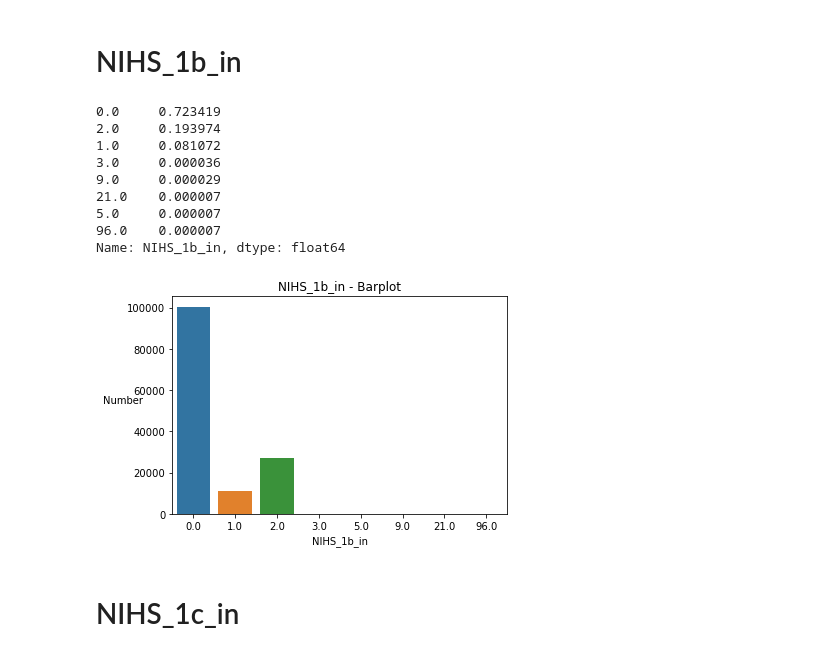
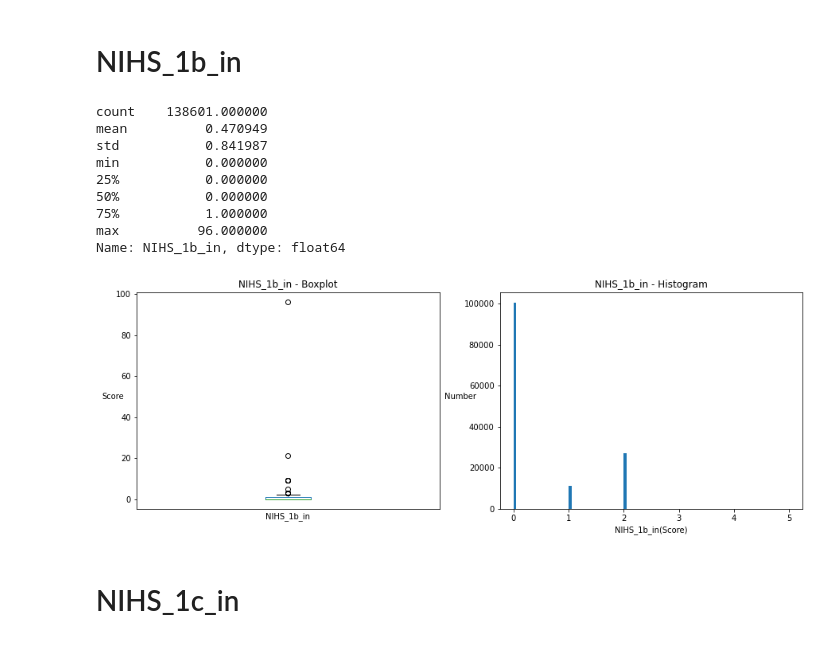
Before and after one commit to sn987532159/TSR_ML, a Jupyter notebook: data_exploration/Pre-visualisation - CASEDNIHS.ipynb, the cells around one changed output. Cells and saved outputs as stored; diff of their text form; code cells hidden in the pictures.

```diff
--- a/data_exploration/Pre-visualisation - CASEDNIHS.ipynb
+++ b/data_exploration/Pre-visualisation - CASEDNIHS.ipynb
@@ -58,26 +65,36 @@ Name: NIHS_1a_in, dtype: float64
 # %% [markdown]
 # NIHS_1b_in
-# %%
-nihs1bin = cdn.loc[:,"NIHS_1b_in"]
-#print(nihs1bin)
-print(nihs1bin.value_counts() / len(nihs1bin))
-#print(nihs1bin.describe())
-
-sns.countplot(nihs1bin)
-plt.title("NIHS_1b_in - Barplot")
-plt.xlabel('NIHS_1b_in')
-plt.ylabel('Number', rotation=0)
-plt.show()
-# %% [output]
-0.0     0.723419
-2.0     0.193974
-1.0     0.081072
-3.0     0.000036
-9.0     0.000029
-21.0    0.000007
-5.0     0.000007
-96.0    0.000007
-Name: NIHS_1b_in, dtype: float64
-[figure, removed]
+# %%
+nihs1bin = cdn.loc[:,"NIHS_1b_in"]
+#print(nihs1bin)
+#print(nihs1bin.value_counts() / len(nihs1bin))
+print(nihs1bin.describe())
+
+fig, (ax1,ax2) = plt.subplots(nrows = 1, ncols = 2, figsize = (15,5))
+
+nihs1bin.plot.box(ax = ax1)
+ax1.set_title("NIHS_1b_in - Boxplot")
+ax1.set_xlabel('NIHS_1b_in')
+ax1.set_ylabel('Score', rotation=0)
+ax1.set_xticks([])
+
+#nihs1bin.plot.hist(ax = ax2, bins=100)
+#plt.show()
+nihs1bin.plot.hist(ax = ax2, bins=100, range=[0,5])
+ax2.set_title("NIHS_1b_in - Histogram")
+ax2.set_xlabel('NIHS_1b_in(Score)')
+ax2.set_ylabel('Number', rotation=0)
+plt.show()
+# %% [output]
+count    138601.000000
+mean          0.470949
+std           0.841987
+min           0.000000
+25%           0.000000
+50%           0.000000
+75%           1.000000
+max          96.000000
+Name: NIHS_1b_in, dtype: float64
+[figure, added]
 # %% [markdown]
 # NIHS_1c_in
```
Also changed, not shown: parts of 62 cells of this notebook, 4 other files.
